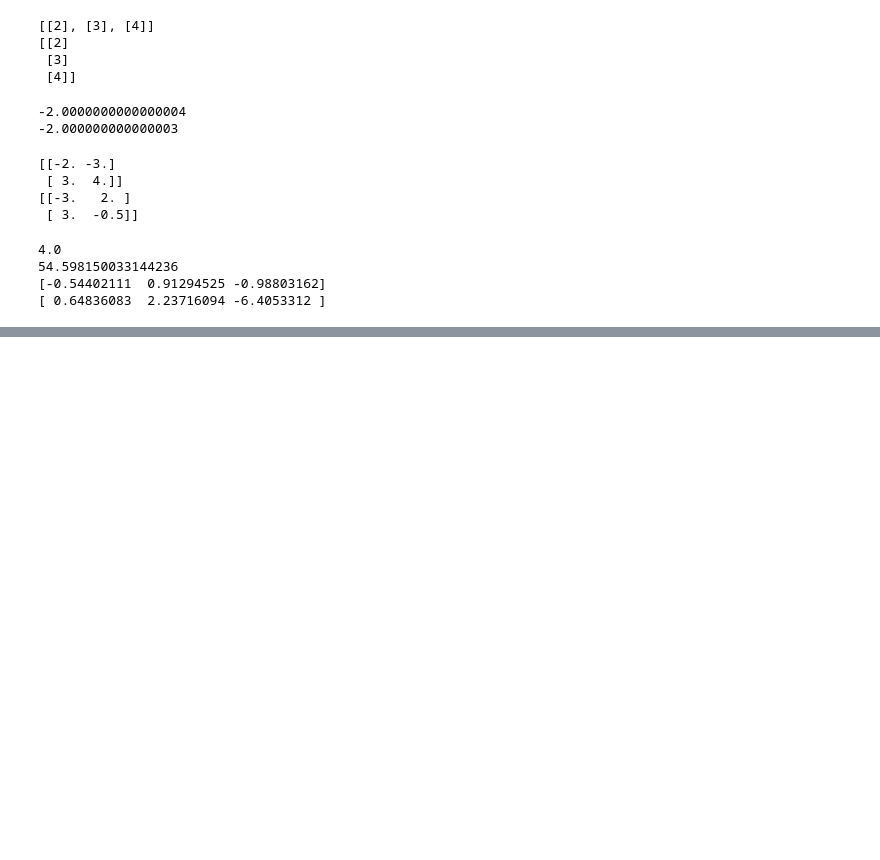
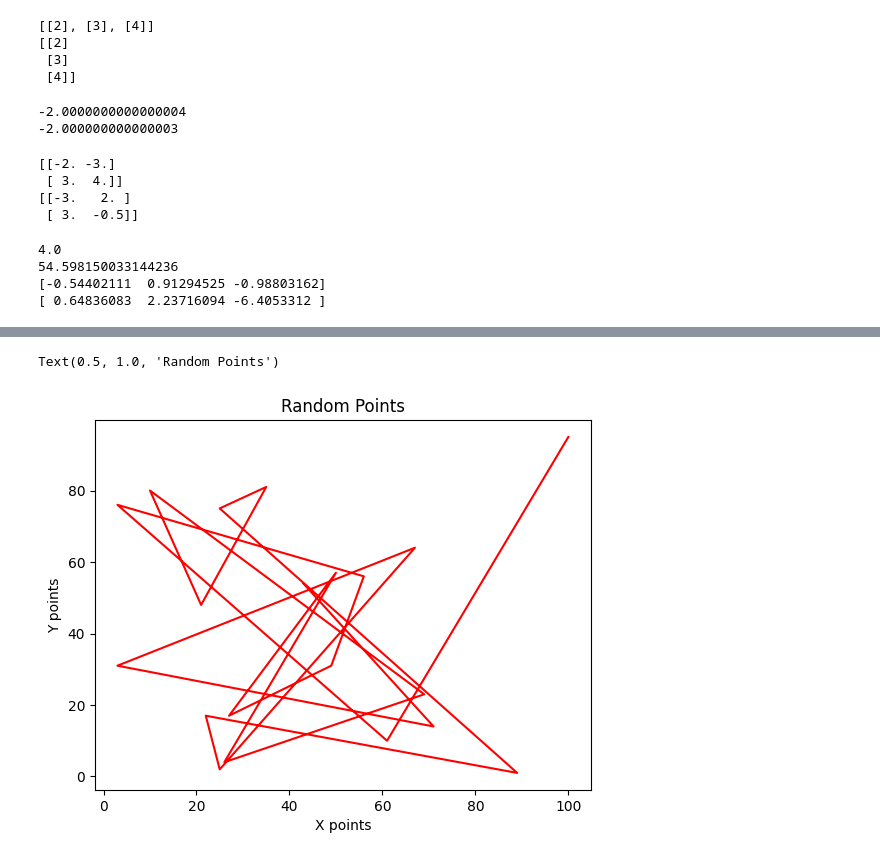
Before and after one commit to KiranKhayamali/AI-ML-Bootcamp, a Jupyter notebook: Week 3 (Data Analysis and Introduction to Machine Learning)/Day 11 (Python for Data Analysis)/Numpy_matplotlib_understanding/basics.ipynb, the cells around one changed output, grey strips where cells are left out. Saved outputs shown, nothing was run; the diff lists cells and outputs as text; code cells hidden in the pictures; blank space fills up the shorter version.

```diff
--- a/Week 3 (Data Analysis and Introduction to Machine Learning)/Day 11 (Python for Data Analysis)/Numpy_matplotlib_understanding/basics.ipynb
+++ b/Week 3 (Data Analysis and Introduction to Machine Learning)/Day 11 (Python for Data Analysis)/Numpy_matplotlib_understanding/basics.ipynb
@@ -161,0 +190,22 @@ print(np.tan([10,20,30]))   # calculate tan angle
+# %%
+import matplotlib.pyplot as plt
+import random
+
+
+# # Lets learn about plots
+# x = [10, 20, 30]
+# y = [10, 20, 30]
+
+# plt.plot(x, y)
+
+x = [random.randint(1, 100) for i in range (20)]
+y = [random.randint(1, 100) for i in range (20)]
+
+plt.plot(x, y, color = 'RED')
+plt.xlabel("X points")
+plt.ylabel("Y points")
+plt.title("Random Points")
+#plt.show() # creates a window to show the graph
+# %% [output]
+Text(0.5, 1.0, 'Random Points')
+[figure, added]
```
Also changed, not shown: parts of 4 cells of this notebook, 1 other file.
